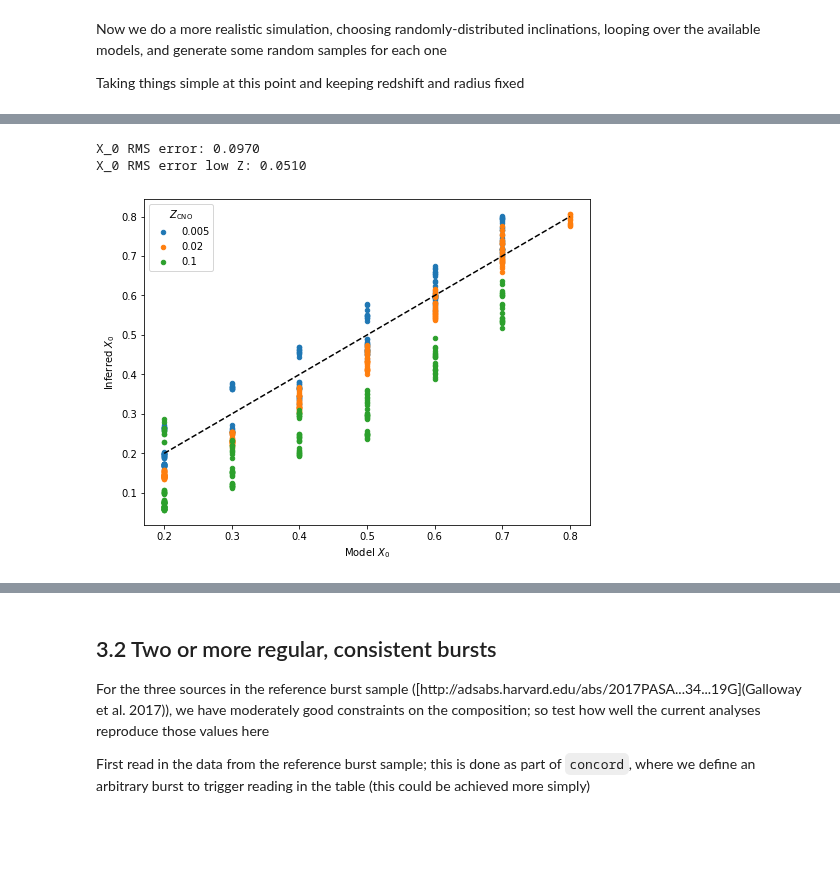
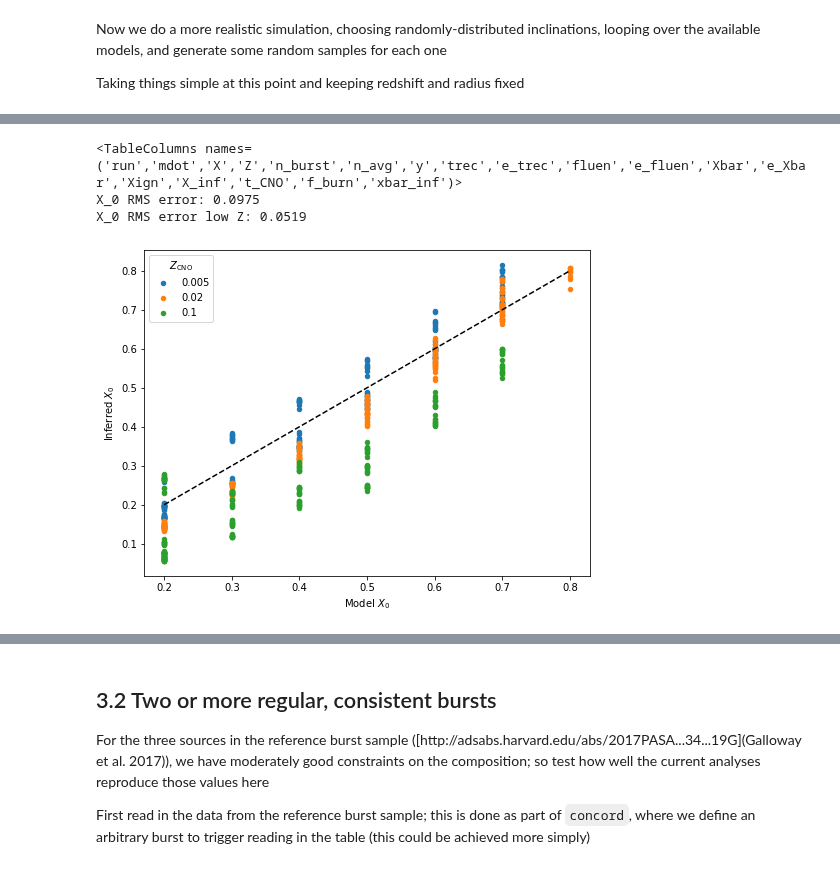
Before and after one commit to outs1der/concord, a Jupyter notebook: Inferring burster properties.ipynb, the cells around one changed output, grey strips where cells are left out. Saved outputs shown, nothing was run; the diff lists cells and outputs as text; code cells hidden in the pictures; blank space fills up the shorter version.

```diff
--- a/Inferring burster properties.ipynb
+++ b/Inferring burster properties.ipynb
@@ -395,0 +279,6 @@ X_0 RMS error, excluding outliers: 0.0209
+# %%
+# ... and our Xbar - X_0 function
+
+ft['X_inf'] = [cd.X_0(ft['Xbar'][i], ft['Z'][i],
+                           ft['trec'][i]*ft['trec'].unit)
+                       for i in range(len(ft))]
@@ -418,7 +402,7 @@ Now we do a more realistic simulation, choosing randomly-distributed inclination
 
 Taking things simple at this point and keeping redshift and radius fixed
 # %%
-n_rows = len(full_table)
+n_rows = len(ft)
 n_per_run = 10
 
 # keep fixed redshift and bolometric correction for now
@@ -440,10 +424,10 @@ res_arr = np.zeros((6,n_per_run*n_rows))
 res_arr[2,:] = i.distribution
 # res_arr
 
-for i in full_table.index:
+for i in range(n_rows):
 # for i in range(n_rows):
 # for i in range(3): # for testing
-    print ('Simulating run id {}...'.format(full_table.loc[i]['runid']))
+    print ('Simulating run id {}...'.format(ft['run'][i]))
 
     # summ_row = np.where(summary_table["run no."] == i+1)[0][0]
     # param_row = np.where(xbar_table["runid"] == i+1)[0][0]
@@ -454,16 +438,15 @@ for i in full_table.index:
 
     # tdel = ((summary_table["average recurrence time (s)"][summ_row],
     #         summary_table["recurrence time error"][summ_row] ) * u.s).to('hr')
-    tdel = ((full_table.loc[i]["average recurrence time (s)"],
-            full_table.loc[i]["recurrence time error"] ) * u.s).to('hr')
+    tdel = (ft['trec'][i], ft['e_trec'][i])*u.hr
     tdel *= opz
 
     # mdot_Edd = 8.8e4*1.7/(1+xbar_table['X'][param_row])*u.g/u.cm**2/u.s
-    mdot_Edd = 8.8e4*1.7/(1+full_table.loc[i]['X'])*u.g/u.cm**2/u.s
+    mdot_Edd = 8.8e4*1.7/(1+ft['X'][i])*u.g/u.cm**2/u.s
     for j in range(n_per_run):
 
-        res_arr[0,i*n_per_run+j] = full_table.loc[i]['run no.']
-        res_arr[1,i*n_per_run+j] = full_table.loc[i]['X']
+        res_arr[0,i*n_per_run+j] = ft['run'][i]
+        res_arr[1,i*n_per_run+j] = ft['X'][i]
         # res_arr[1,i*n_per_row+j] = xbar_table['X'][param_row]
         # res_arr[2,i*n_per_row+j] = xbar_table['xbar'][param_row]
 
@@ -471,8 +454,8 @@ for i in full_table.index:
         # Transforms the same way as flux, but we have to add (and then remove) seconds as
         # a unit to get the right dimensions
 
-        e_b = cd.lum_to_flux( (full_table.loc[i]["average fluence (erg/s)"],
-                               full_table.loc[i]["fluence error"])*u.erg/u.s, dist=d, burst=True, dip=False,
+        e_b = cd.lum_to_flux( (ft["fluen"][i]*1e38,
+                               ft['e_fluen'][i]*1e38)*u.erg/u.s, dist=d, burst=True, dip=False,
                         isotropic=False, inclination=res_arr[2,i*n_per_run+j], fulldist=True)
 
         # e_b = cd.lum_to_flux( (summary_table["average fluence (erg/s)"][summ_row],
@@ -482,7 +465,7 @@ for i in full_table.index:
         # Persistent flux
         # Need to work out what mdot is in real physical units to use this
 
-        mdot = (full_table.loc[i]["accrate"]*mdot_Edd*4*math.pi*R_NS**2).to('g s-1')
+        mdot = (ft['mdot'][i]*mdot_Edd*4*math.pi*R_NS**2).to('g s-1')
         # mdot = (xbar_table["accrate"][param_row]*mdot_Edd*4*math.pi*R_NS**2).to('g s-1')
 
         fper = cd.fper(mdot, (d, res_arr[2,i*n_per_run+j], opz, 0.0), c_bol=bol_corr)
@@ -560,10 +543,15 @@ Simulating run id 6.0...
 ... (109 outputs left out)
 # %%
 # If we convert to a DataFrame, we can do some more useful stuff
+# But we first need to also convert the simulation table to a DataFrame
+
+print(ft.columns)
+ft_df = ft.to_pandas()
+# ft_df
 
 # np.shape(res_arr)
-ra = pd.DataFrame(res_arr.T, columns=['run no.', 'X', 'inclination', 'X_meas', 'X_meas_lo', 'X_meas_hi'])
-ra = pd.merge(ra, full_table, on='run no.')
+ra = pd.DataFrame(res_arr.T, columns=['run', 'X', 'inclination', 'X_meas', 'X_meas_lo', 'X_meas_hi'])
+ra = pd.merge(ra, ft_df, on='run')
 
 # Now plot the results
 # https://matplotlib.org/stable/gallery/lines_bars_and_markers/scatter_with_legend.html
@@ -575,38 +563,39 @@ colors = {0.005: 'C0', 0.02: 'C1', 0.1: 'C2'}
 res_arr[:,:30]
 # plt.scatter(res_arr[1,:], res_arr[3,:], c=res_arr[2,:])
 # scatter = ax.scatter(ra['X_x'], ra['X_meas'], c=ra['z'].map(colors))
-grouped = ra.groupby('z')
+grouped = ra.groupby('Z')
 for key, group in grouped:
     group.plot(ax=ax, kind='scatter', x='X_x', y='X_meas', label=key, color=colors[key])
 ax.legend(title='$Z_\mathrm{CNO}$')
 ax.plot([0.2, 0.8], [0.2, 0.8], 'k--')
 ax.set_xlabel('Model $X_0$')
 ax.set_ylabel('Inferred $X_0$')
 
 # legend = ax.legend(*scatter.legend_elements(num=3), loc='lower right')
 # ax.add_artist(legend)
 # plt.colorbar(label='Inclination [deg]')
 # plt.colorbar(label='$Z_\mathrm{CNO}$')
 
 X_0_rms = np.sqrt(np.mean((res_arr[1,:]-res_arr[3,:])**2))
 print ('X_0 RMS error: {:.4f}'.format(
     X_0_rms))
 
 # Now the Z_CNO range is pretty huge (factor of 20). Try to restrict to the
 # 0.005-0.02 values here
 
-loZ = ra['z'] < 0.1
+loZ = ra['Z'] < 0.1
 # ra[loZ]
 
 X_0_rms_loZ = np.sqrt(np.mean((ra['X_x'][loZ]-ra['X_meas'][loZ])**2))
 print ('X_0 RMS error low Z: {:.4f}'.format(
     X_0_rms_loZ))# Now plot the results
 
 # plt.savefig("X0.pdf", bbox_inches='tight')
 # %% [output]
-X_0 RMS error: 0.0970
-X_0 RMS error low Z: 0.0510
+<TableColumns names=('run','mdot','X','Z','n_burst','n_avg','y','trec','e_trec','fluen','e_fluen','Xbar','e_Xbar','Xign','X_inf','t_CNO','f_burn','xbar_inf')>
+X_0 RMS error: 0.0975
+X_0 RMS error low Z: 0.0519
-[figure, old version]
+[figure, new version]
 # %%
 # Can also plot error as a function of mismatch
 
```
Also changed, not shown: parts of 64 cells of this notebook.
